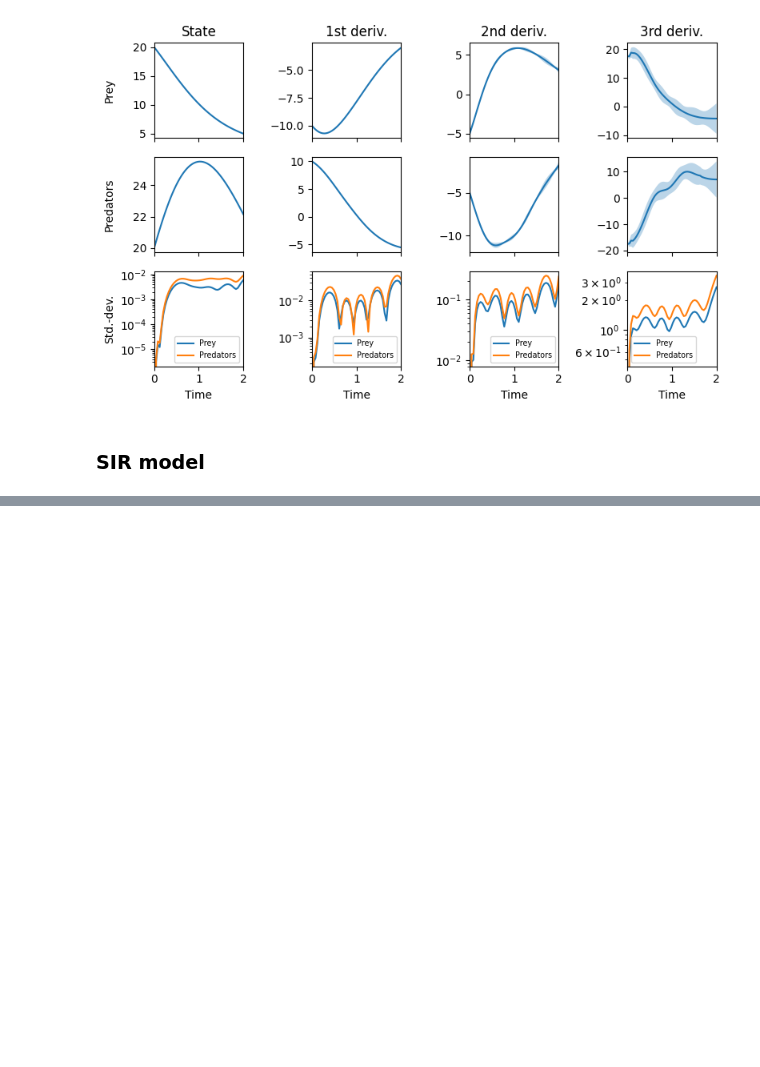
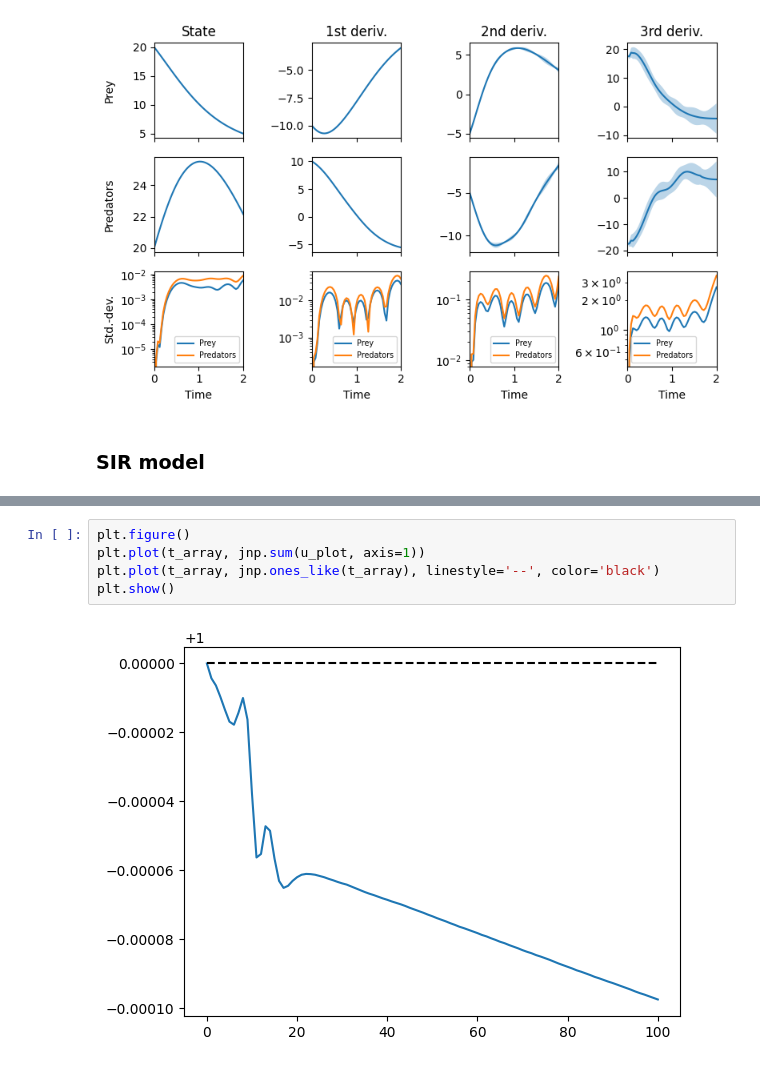
Before and after one commit to paufisch/ode_filters, a Jupyter notebook: probdiffeq.ipynb, the cells around one changed output, grey strips where cells are left out. Drawn from its saved outputs; the diff is of its cells as text; blank space fills up the shorter version.

```diff
--- a/probdiffeq.ipynb
+++ b/probdiffeq.ipynb
@@ -230,0 +232,7 @@ plt.show()
+# %%
+plt.figure()
+plt.plot(t_array, jnp.sum(u_plot, axis=1))
+plt.plot(t_array, jnp.ones_like(t_array), linestyle='--', color='black')
+plt.show()
+# %% [output]
+[figure, added]
```
Also changed, not shown: parts of 2 cells of this notebook, 1 other file.
